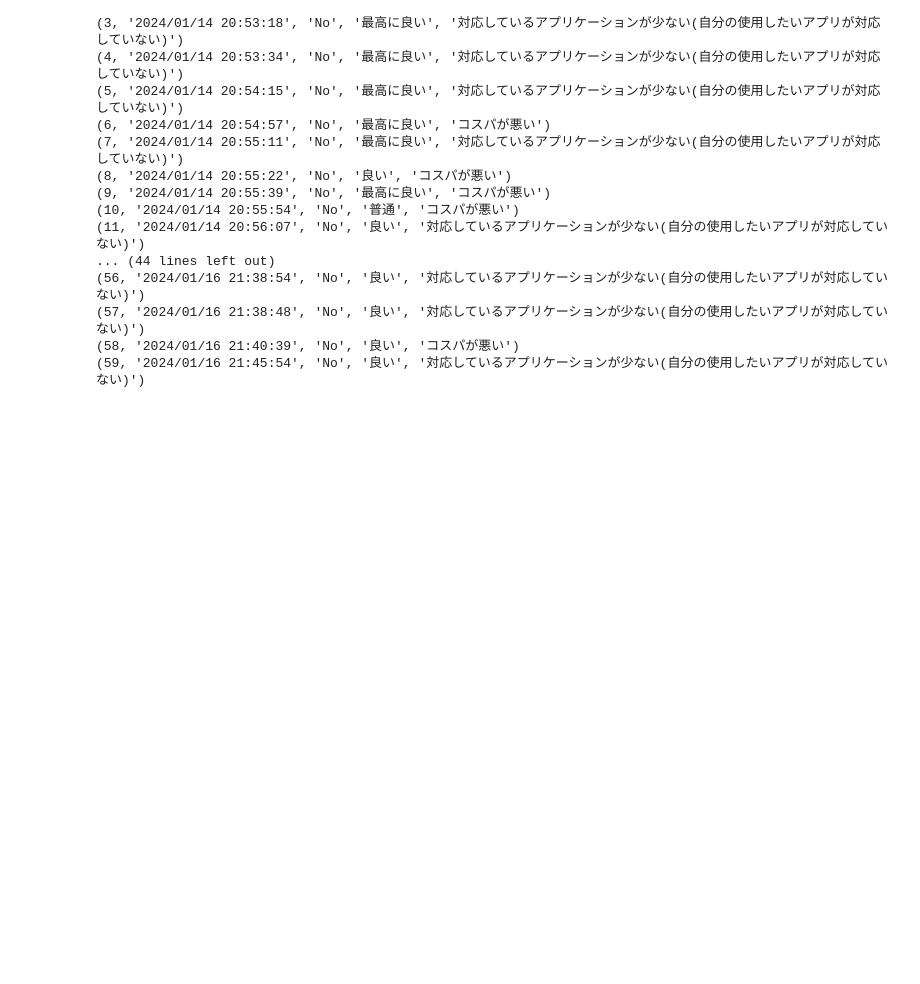
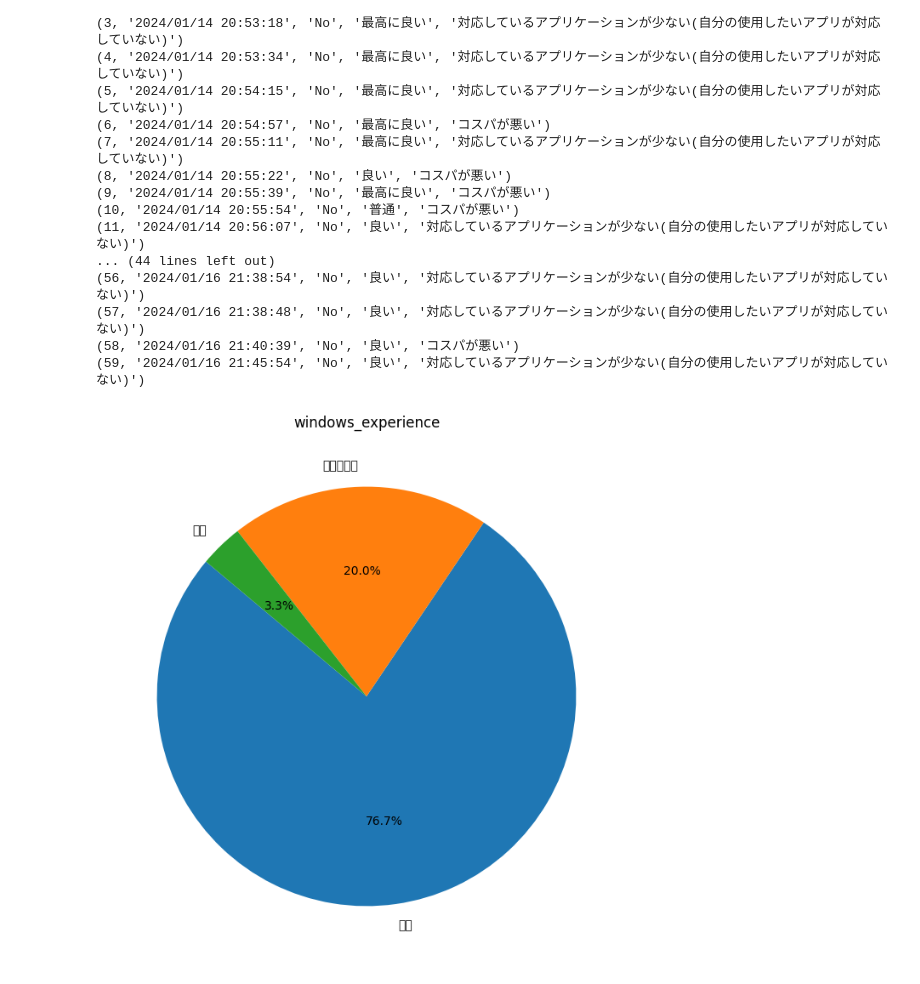
Before and after one commit to toru-2023/tanakatorudsp, a Jupyter notebook: win.ipynb, the cells around one changed output. Saved outputs shown, nothing was run; the diff lists cells and outputs as text; code cells hidden in the pictures; blank space fills up the shorter version.

```diff
--- a/win.ipynb
+++ b/win.ipynb
@@ -61,3 +62,32 @@ for row in c.execute(query):
 (57, '2024/01/16 21:38:48', 'No', '良い', '対応しているアプリケーションが少ない(自分の使用したいアプリが対応していない)')
 (58, '2024/01/16 21:40:39', 'No', '良い', 'コスパが悪い')
 (59, '2024/01/16 21:45:54', 'No', '良い', '対応しているアプリケーションが少ない(自分の使用したいアプリが対応していない)')
+# %%
+db_path = '/Users/tanakatooryu/dsp2final/tanakatorudsp/winq.db'
+conn = sqlite3.connect(db_path)
+
+
+cursor = conn.cursor()
+
+query = "SELECT windows_experience FROM win_class"
+cursor.execute(query)
+data = cursor.fetchall()
+
+conn.close()
+
+reasons = [item[0] for item in data]
+
+reason_counts = dict()
+for reason in reasons:
+    reason_counts[reason] = reason_counts.get(reason, 0) + 1
+
+labels = list(reason_counts.keys())
+sizes = list(reason_counts.values())
+
+
+plt.figure(figsize=(8, 8))
+plt.pie(sizes, labels=labels, autopct='%1.1f%%', startangle=140)
+plt.title('windows_experience')
+plt.show()
+# %% [output]
+[figure, added]
```
Also changed, not shown: parts of 2 cells of this notebook, 1 other file.
